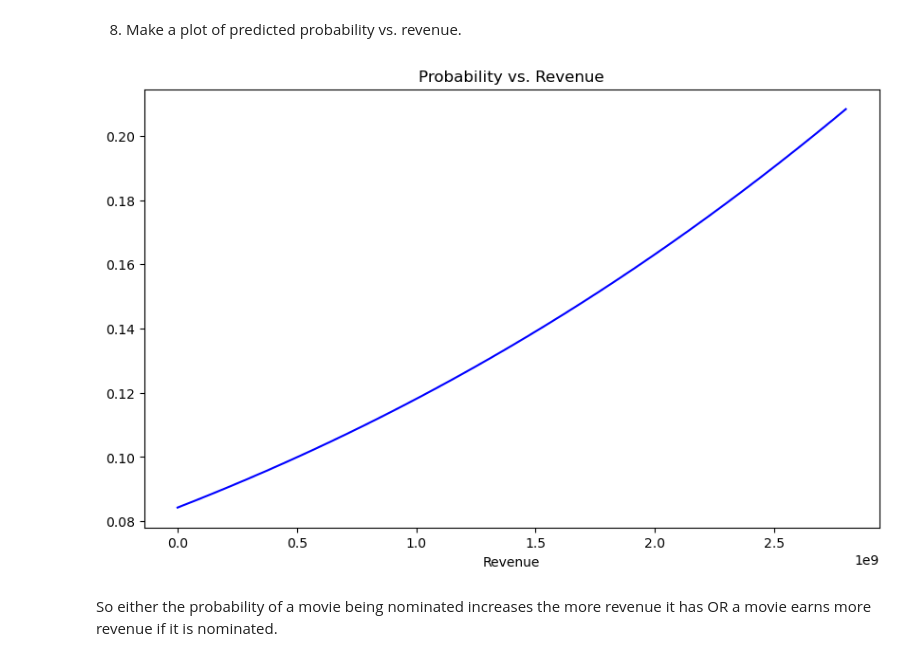
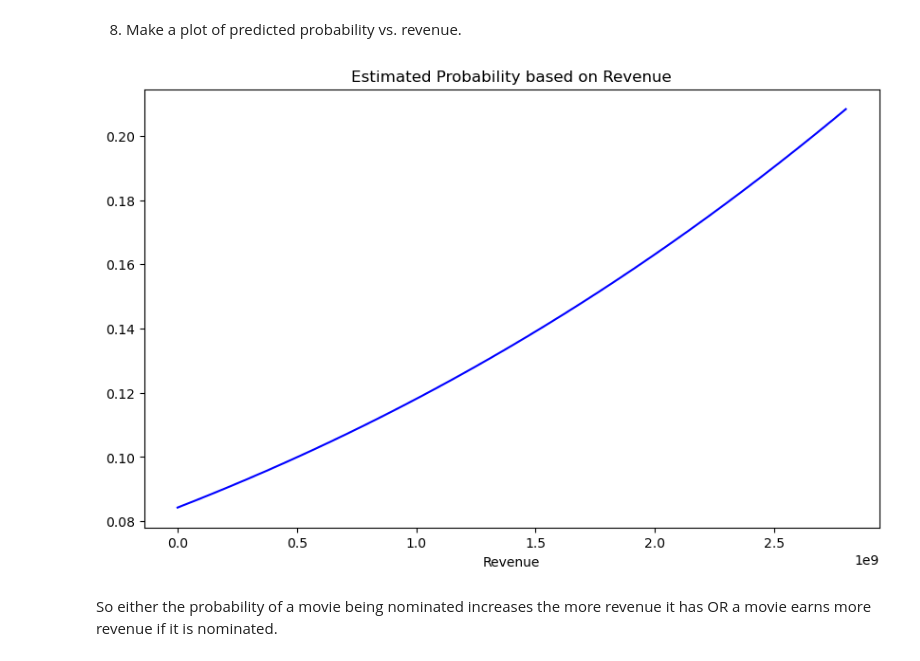
Before and after one commit to nss-data-science-cohort-9/logistic-regression-MCMajor, a Jupyter notebook: Logistic_Regresssion_MCMajor.ipynb, the cells around one changed output. Saved outputs shown, nothing was run; the diff lists cells and outputs as text; code cells hidden in the pictures.

```diff
--- a/Logistic_Regresssion_MCMajor.ipynb
+++ b/Logistic_Regresssion_MCMajor.ipynb
@@ -152,20 +152,20 @@ dtype: float64
 # %%
 fit_df = pd.DataFrame({
     'Revenue' : np.linspace(start = Movies['Revenue'].min(),
                              stop = Movies['Revenue'].max(),
                              num = 150)
 })
 
 fit_df['fit'] = Nominated_for_Rev.predict(fit_df)
 
 fit_df.plot(x = 'Revenue',
             y = 'fit',
             legend = False,
             figsize = (10,6),
             color = "blue",
-            title = "Probability vs. Revenue");
+            title = "Estimated Probability based on Revenue");
 # %% [output]
-[figure, old version]
+[figure, new version]
 # %% [markdown]
 So either the probability of a movie being nominated increases the more revenue it has OR a movie earns more revenue if it is nominated.
 # %% [markdown]
```
Also changed, not shown: parts of 9 cells of this notebook.
